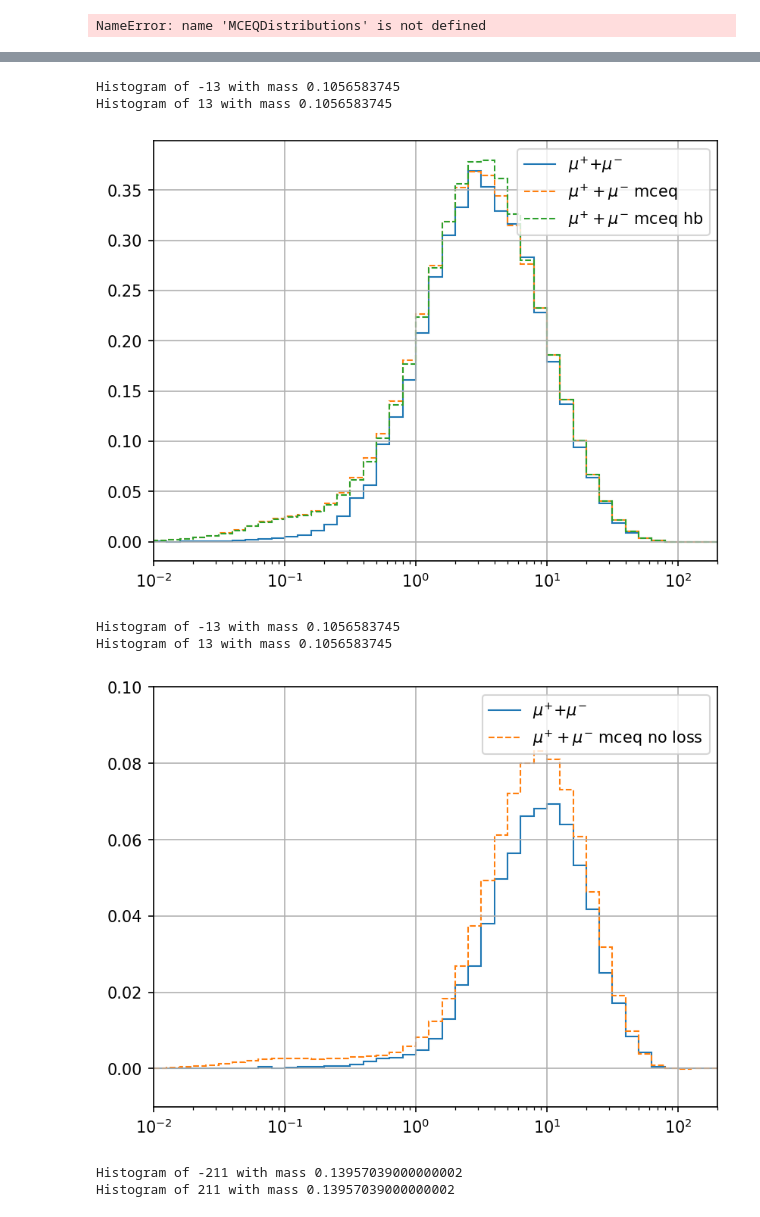
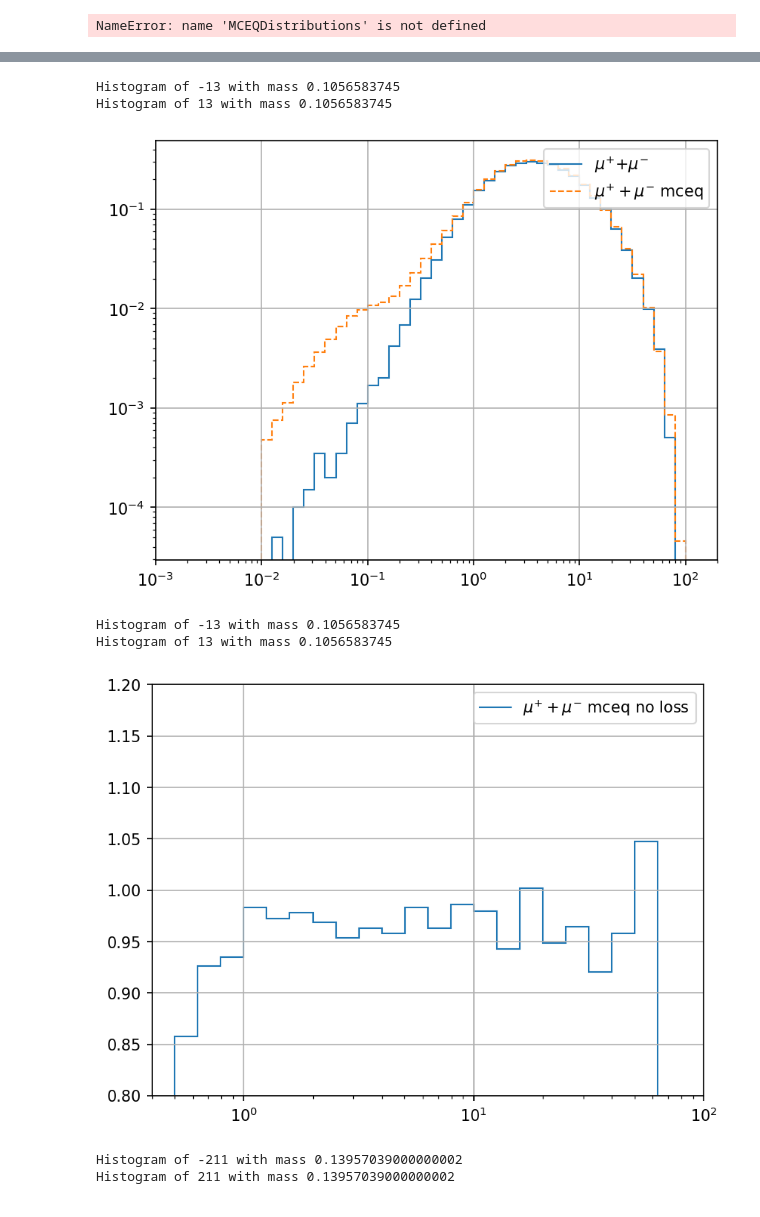
Before and after one commit to jncots/xmax_sigma, a Jupyter notebook: flincpy/test_cas_driver.ipynb, the cells around one changed output, grey strips where cells are left out. Cells and saved outputs as stored; diff of their text form; code cells hidden in the pictures.

```diff
--- a/flincpy/test_cas_driver.ipynb
+++ b/flincpy/test_cas_driver.ipynb
@@ -50,12 +50,12 @@ mceq_decaying_pdgs = [-11, 11, -12, 12, -13, 13, -14, 14,
 
 
 cas_driver.simulation_parameters(pdg = 2212, energy = 1e2,
-                                 zenith_angle = 0, xdepth = 0,
-                                 threshold_energy = 1e-6, stop_height = 15,
+                                 zenith_angle = 30, xdepth = 0,
+                                 threshold_energy = 1e-6, stop_height = 0,
                                  accumulate_runs = True, reset_ids = True,
                                  mceq_decaying_pdgs = mceq_decaying_pdgs)
 
-niter = 10000
+niter = 30000
 for i in tqdm(range(niter), total = niter):
     cas_driver.run()
 # %% [output]
@@ -199,13 +215,14 @@ import matplotlib.pylab as plt
 mceq_noloss = MCEQDistributions(
                  energy = 1e2,
                  pdg_id = 2212,
-                 theta_deg = 0,
+                 theta_deg = 30,
                 #  slant_depth = 800,
                 #  slant_depth = 635.9540964571235,
                 #  slant_depth= 313.4599011471651,
                 #  slant_depth=1193,
                 #  slant_depth=2997,
-                 slant_depth=1033,
+                 energy_range=[0.01, 1e4],
+                 slant_depth=1193.2842407419078,
                  pname_tuples = [
                      ("mu", "mu+", "mu-"),
                      ("numu", "numu", "antinumu"),
@@ -413,8 +437,8 @@ plt.stairs(hist, bins, label = label, linestyle='-')
 plt.stairs(mceq_dist.flux["mu"], mceq_dist.e_bins,
            label = r"${\mu}^{+} + {\mu}^{-}$ mceq", linestyle='--')
 
-plt.stairs(mceq_hybrid.flux["mu"], mceq_dist.e_bins,
-           label = r"${\mu}^{+} + {\mu}^{-}$ mceq hb", linestyle='--')
+# plt.stairs(mceq_hybrid.flux["mu"], mceq_dist.e_bins,
+#            label = r"${\mu}^{+} + {\mu}^{-}$ mceq hb", linestyle='--')
 # plt.stairs(mceq_dist.flux["numu"], mceq_dist.e_bins,
 #            label = r"$\bar{\nu}_{\mu} + {\nu}_{\mu}$ mceq", linestyle='--')
 # plt.stairs(mceq_dist.flux["nue"], mceq_dist.e_bins,
@@ -432,7 +456,8 @@ plt.stairs(mceq_hybrid.flux["mu"], mceq_dist.e_bins,
 #            label = r"${e}^{-}$ mceq", linestyle='--')
 
 plt.xscale("log")
-plt.xlim(1e-2, 2e2)
+plt.yscale("log")
+plt.xlim(1e-3, 2e2)
 # plt.ylim(-0.01, 0.5)
 plt.legend()
 plt.grid()
@@ -440,27 +465,40 @@ plt.grid()
 # %% [output]
 Histogram of -13 with mass 0.1056583745
 Histogram of 13 with mass 0.1056583745
-[figure, old version]
+[figure, new version]
 # %%
 bins, hist, label = cascade_analysis.kin_energy_histogram(pdgs = (-13, 13), bins = mceq_dist.e_bins)
-plt.stairs(hist, bins, label = label, linestyle='-')
+# plt.stairs(hist, bins, label = label, linestyle='-')
+plt.stairs(hist/mceq_dist.flux["mu"], mceq_dist.e_bins,
+           label = r"${\mu}^{+} + {\mu}^{-}$ mceq no loss", linestyle='-')
 
+# bins, hist, label = cascade_analysis.kin_energy_histogram(pdgs = (-12, 12), bins = mceq_dist.e_bins)
+# # plt.stairs(hist, bins, label = label, linestyle='-')
+# plt.stairs(hist/mceq_dist.flux["nue"], mceq_dist.e_bins,
+#            label = r"${\nu}^{+} + {\nu}^{-}$ mceq no loss", linestyle='-')
 
-plt.stairs(mceq_dist.flux["mu"], mceq_dist.e_bins,
-           label = r"${\mu}^{+} + {\mu}^{-}$ mceq no loss", linestyle='--')
+# bins, hist, label = cascade_analysis.kin_energy_histogram(pdgs = (-14, 14), bins = mceq_dist.e_bins)
+# # plt.stairs(hist, bins, label = label, linestyle='-')
+# plt.stairs(hist/mceq_dist.flux["numu"], mceq_dist.e_bins,
+#            label = r"${\nu}^{+} + {\nu}^{-}$ mceq no loss", linestyle='-')
+
+# bins, hist, label = cascade_analysis.kin_energy_histogram(pdgs = (-11, 11), bins = mceq_dist.e_bins)
+# # plt.stairs(hist, bins, label = label, linestyle='-')
+# plt.stairs(hist/mceq_dist.flux["el"], mceq_dist.e_bins,
+#            label = r"${e}^{+} + {e}^{-}$ mceq no loss", linestyle='-')
 
 # plt.stairs(mceq_loss.flux["mu"], mceq_loss.e_bins,
 #            label = r"${\mu}^{+} + {\mu}^{-}$ mceq loss", linestyle='--')
 
 plt.xscale("log")
-plt.xlim(1e-2, 2e2)
-plt.ylim(-0.01, 0.1)
+plt.xlim(4e-1, 1e2)
+plt.ylim(0.8, 1.2)
 plt.legend()
 plt.grid()
 # %% [output]
 Histogram of -13 with mass 0.1056583745
 Histogram of 13 with mass 0.1056583745
-[figure, old version]
+[figure, new version]
 # %%
 bins, hist, label = cascade_analysis.kin_energy_histogram(pdgs = (-211, 211), bins = mceq_dist.e_bins)
 plt.stairs(hist, bins, label = label, linestyle='-')
```
Also changed, not shown: parts of 13 cells of this notebook, 9 other files.
